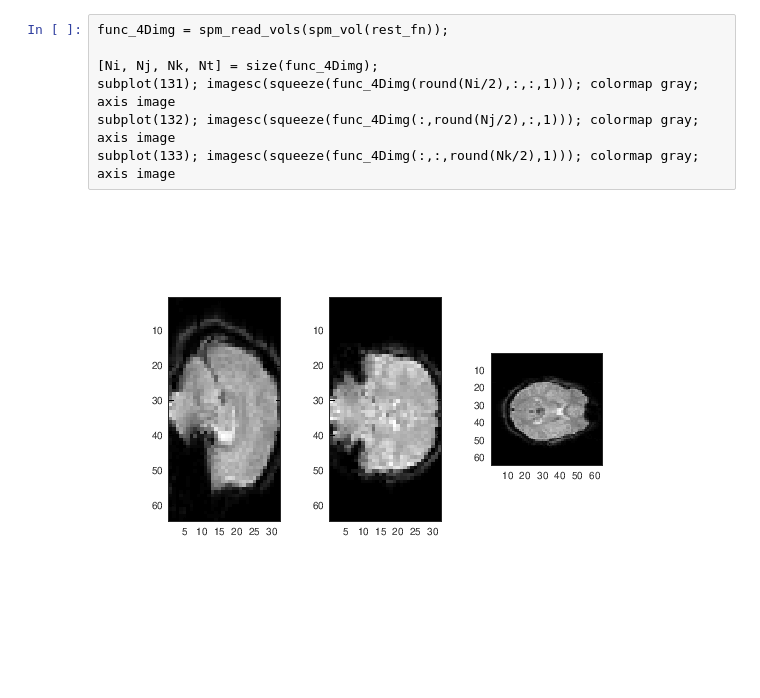
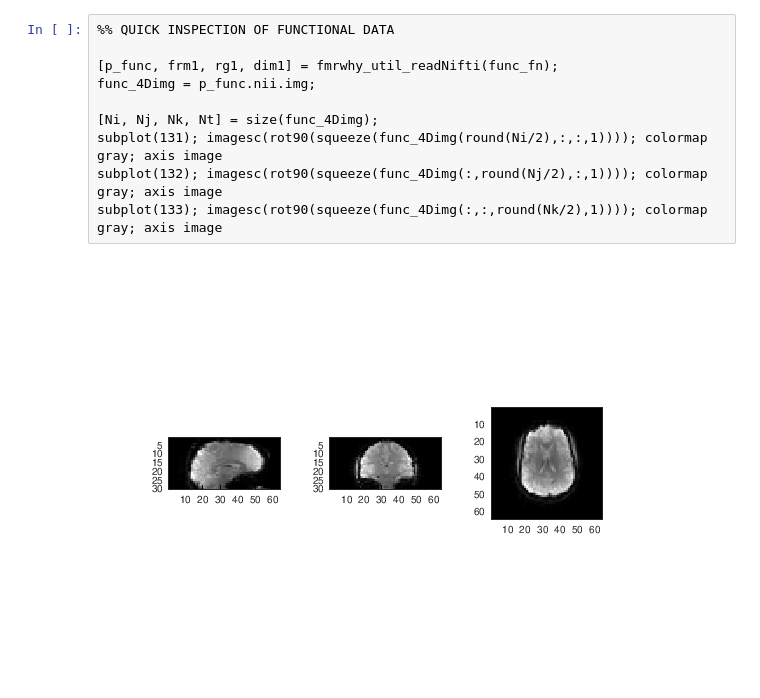
Before and after one commit to jsheunis/spm12-octave-jupyter, a Jupyter notebook: spm12_scripting_tutorial.ipynb, the cells around one changed output. Cells and saved outputs as stored; diff of their text form; blank space fills up the shorter version.

```diff
--- a/spm12_scripting_tutorial.ipynb
+++ b/spm12_scripting_tutorial.ipynb
@@ -44,9 +84,12 @@ fwhm = 6;  % mm
 # %%
-func_4Dimg = spm_read_vols(spm_vol(rest_fn));
+%% QUICK INSPECTION OF FUNCTIONAL DATA
+
+[p_func, frm1, rg1, dim1] = fmrwhy_util_readNifti(func_fn);
+func_4Dimg = p_func.nii.img;
 
 [Ni, Nj, Nk, Nt] = size(func_4Dimg);
-subplot(131); imagesc(squeeze(func_4Dimg(round(Ni/2),:,:,1))); colormap gray; axis image
-subplot(132); imagesc(squeeze(func_4Dimg(:,round(Nj/2),:,1))); colormap gray; axis image
-subplot(133); imagesc(squeeze(func_4Dimg(:,:,round(Nk/2),1))); colormap gray; axis image
+subplot(131); imagesc(rot90(squeeze(func_4Dimg(round(Ni/2),:,:,1)))); colormap gray; axis image
+subplot(132); imagesc(rot90(squeeze(func_4Dimg(:,round(Nj/2),:,1)))); colormap gray; axis image
+subplot(133); imagesc(rot90(squeeze(func_4Dimg(:,:,round(Nk/2),1)))); colormap gray; axis image
 # %% [output]
-[figure, old version]
+[figure, new version]
```
Also changed, not shown: parts of 5 cells of this notebook, 2 other files.
